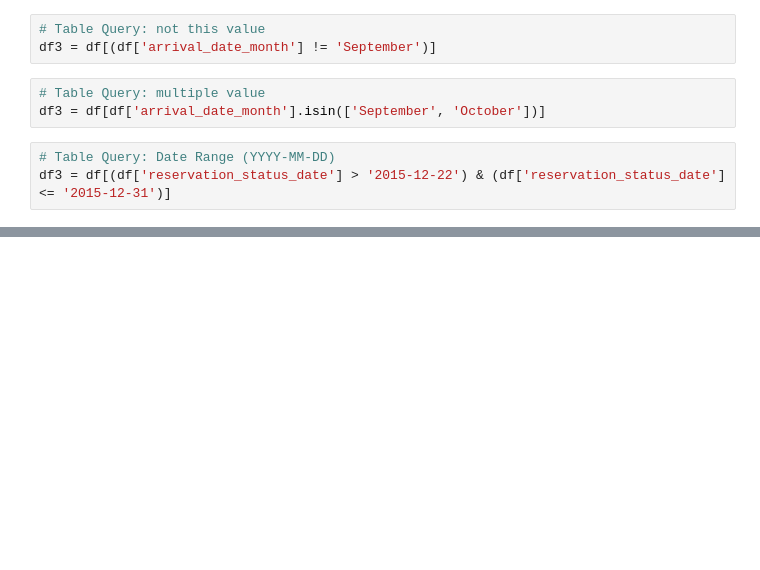
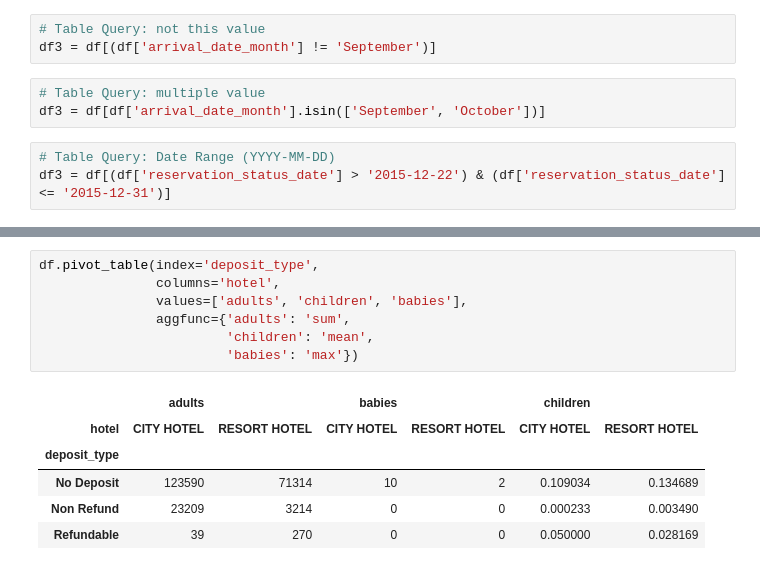
Before and after one commit to suranjitpartho/python_CheatCode, a Jupyter notebook: python_CheatCode.ipynb, the cells around one changed output, grey strips where cells are left out. Saved outputs shown, nothing was run; the diff lists cells and outputs as text; blank space fills up the shorter version.

```diff
--- a/python_CheatCode.ipynb
+++ b/python_CheatCode.ipynb
@@ -220,0 +312,14 @@ df3 = df[(df['reservation_status_date'] > '2015-12-22') & (df['reservation_statu
+# %%
+df.pivot_table(index='deposit_type',
+               columns='hotel',
+               values=['adults', 'children', 'babies'],
+               aggfunc={'adults': 'sum',
+                        'children': 'mean',
+                        'babies': 'max'})
+# %% [output]
+|  | adults |  | babies |  | children |  |
+| hotel | CITY HOTEL | RESORT HOTEL | CITY HOTEL | RESORT HOTEL | CITY HOTEL | RESORT HOTEL |
+| deposit_type |  |  |  |  |  |  |
+| No Deposit | 123590 | 71314 | 10 | 2 | 0.109034 | 0.134689 |
+| Non Refund | 23209 | 3214 | 0 | 0 | 0.000233 | 0.003490 |
+| Refundable | 39 | 270 | 0 | 0 | 0.050000 | 0.028169 |
```
Also changed, not shown: parts of 22 cells of this notebook.
